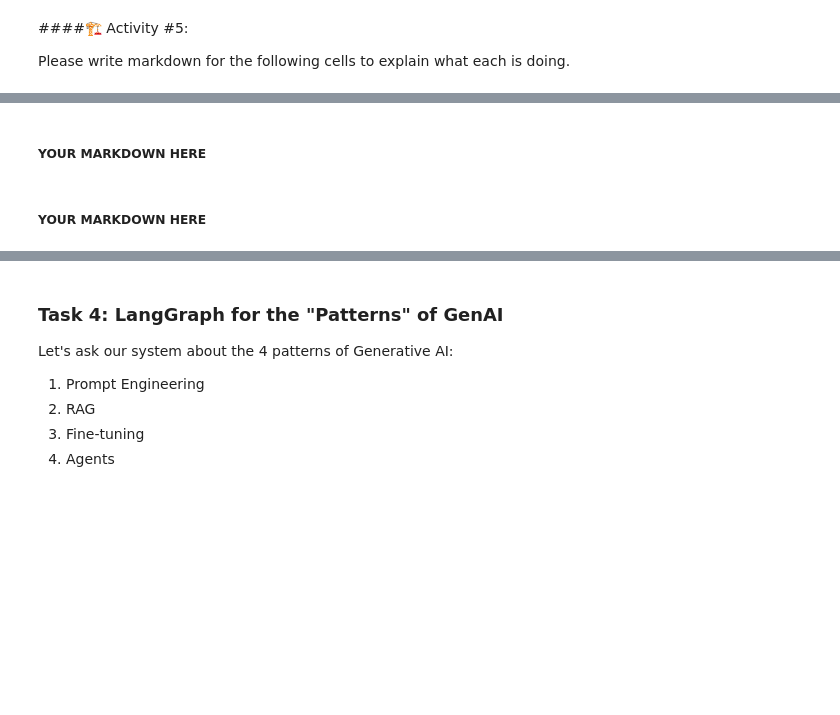
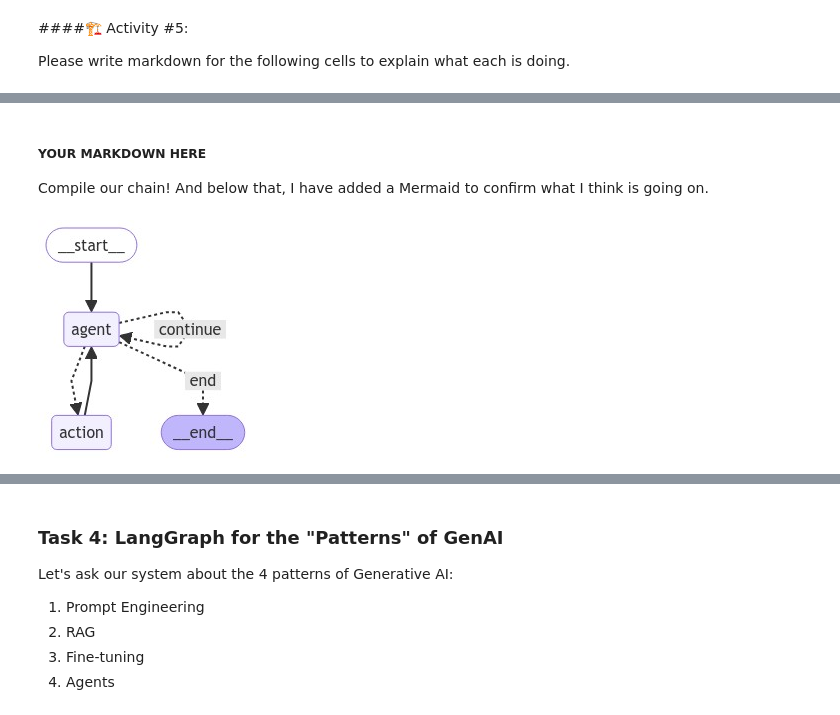
Before and after one commit to mdean77a/AIE4, a Jupyter notebook: Week 3/Day 1/Introduction_to_LangGraph_Assignment_Version.ipynb, the cells around one changed output, grey strips where cells are left out. Saved outputs shown, nothing was run; the diff lists cells and outputs as text; code cells hidden in the pictures; blank space fills up the shorter version.

```diff
--- a/Week 3/Day 1/Introduction_to_LangGraph_Assignment_Version.ipynb
+++ b/Week 3/Day 1/Introduction_to_LangGraph_Assignment_Version.ipynb
@@ -720,8 +759,17 @@ graph_with_helpfulness_check.add_conditional_edges(
 # %%
 graph_with_helpfulness_check.add_edge("action", "agent")
-# %% [markdown]
-##### YOUR MARKDOWN HERE
+# %% [markdown]
+##### YOUR MARKDOWN HERE
+
+Compile our chain!  And below that, I have added a Mermaid to confirm what I think is going on.
 # %%
 agent_with_helpfulness_check = graph_with_helpfulness_check.compile()
-# %% [markdown]
-##### YOUR MARKDOWN HERE
+# %%
+from IPython.display import Image, display
+
+try:
+    display(Image(agent_with_helpfulness_check.get_graph(xray=True).draw_mermaid_png()))
+except:
+    pass
+# %% [output]
+[figure, added]
```
Also changed, not shown: parts of 23 cells of this notebook.
